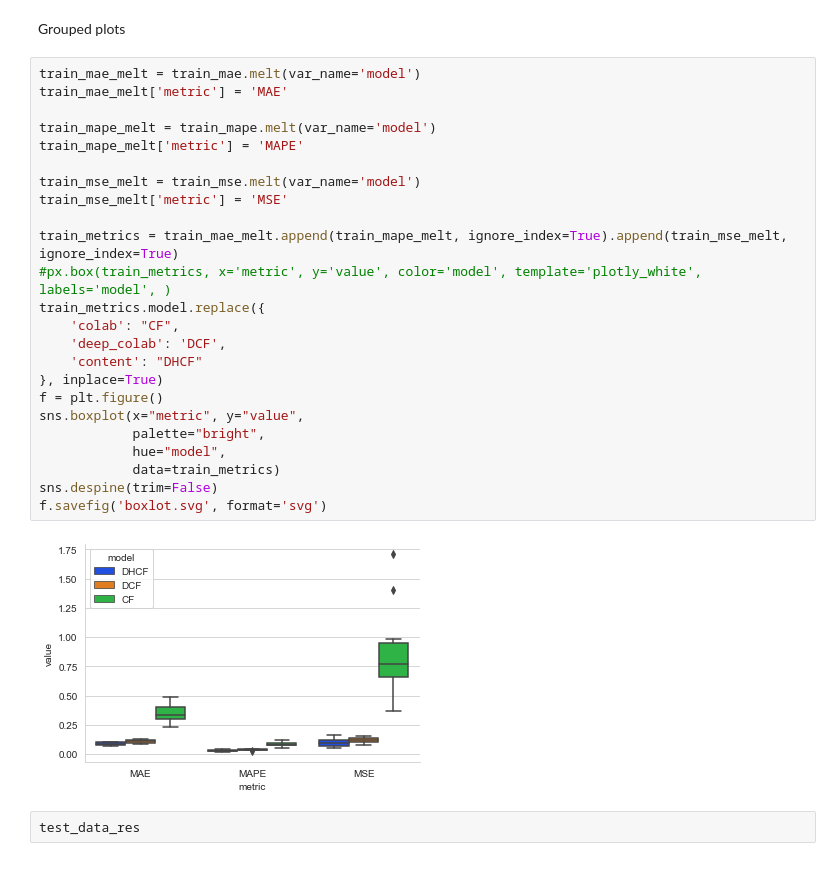
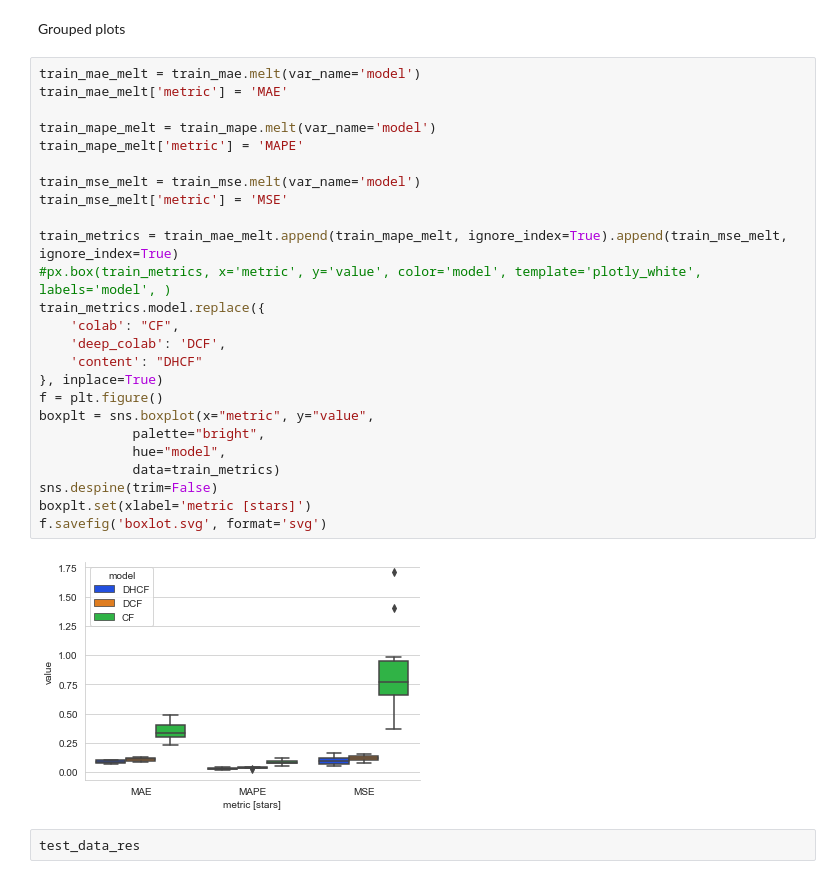
Before and after one commit to maddataanalyst/research_projects, a Jupyter notebook: phd_cand_2020_conf/autorecommender_systems_comparison/notebooks/amazon_reviews_recommender_other_dataset.ipynb, the cells around one changed output. Saved outputs shown, nothing was run; the diff lists cells and outputs as text.

```diff
--- a/phd_cand_2020_conf/autorecommender_systems_comparison/notebooks/amazon_reviews_recommender_other_dataset.ipynb
+++ b/phd_cand_2020_conf/autorecommender_systems_comparison/notebooks/amazon_reviews_recommender_other_dataset.ipynb
@@ -841,29 +841,30 @@ Grouped plots
 # %%
 train_mae_melt = train_mae.melt(var_name='model')
 train_mae_melt['metric'] = 'MAE'
 
 train_mape_melt = train_mape.melt(var_name='model')
 train_mape_melt['metric'] = 'MAPE'
 
 train_mse_melt = train_mse.melt(var_name='model')
 train_mse_melt['metric'] = 'MSE'
 
 train_metrics = train_mae_melt.append(train_mape_melt, ignore_index=True).append(train_mse_melt, ignore_index=True)
 #px.box(train_metrics, x='metric', y='value', color='model', template='plotly_white', labels='model', )
 train_metrics.model.replace({
     'colab': "CF",
     'deep_colab': 'DCF',
     'content': "DHCF"
 }, inplace=True)
 f = plt.figure()
-sns.boxplot(x="metric", y="value",
+boxplt = sns.boxplot(x="metric", y="value",
             palette="bright",
             hue="model",
             data=train_metrics)
 sns.despine(trim=False)
+boxplt.set(xlabel='metric [stars]')
 f.savefig('boxlot.svg', format='svg')
 # %% [output]
-[figure, old version]
+[figure, new version]
 # %%
 test_data_res
 # %% [output]
```
Also changed, not shown: 3 other files.
